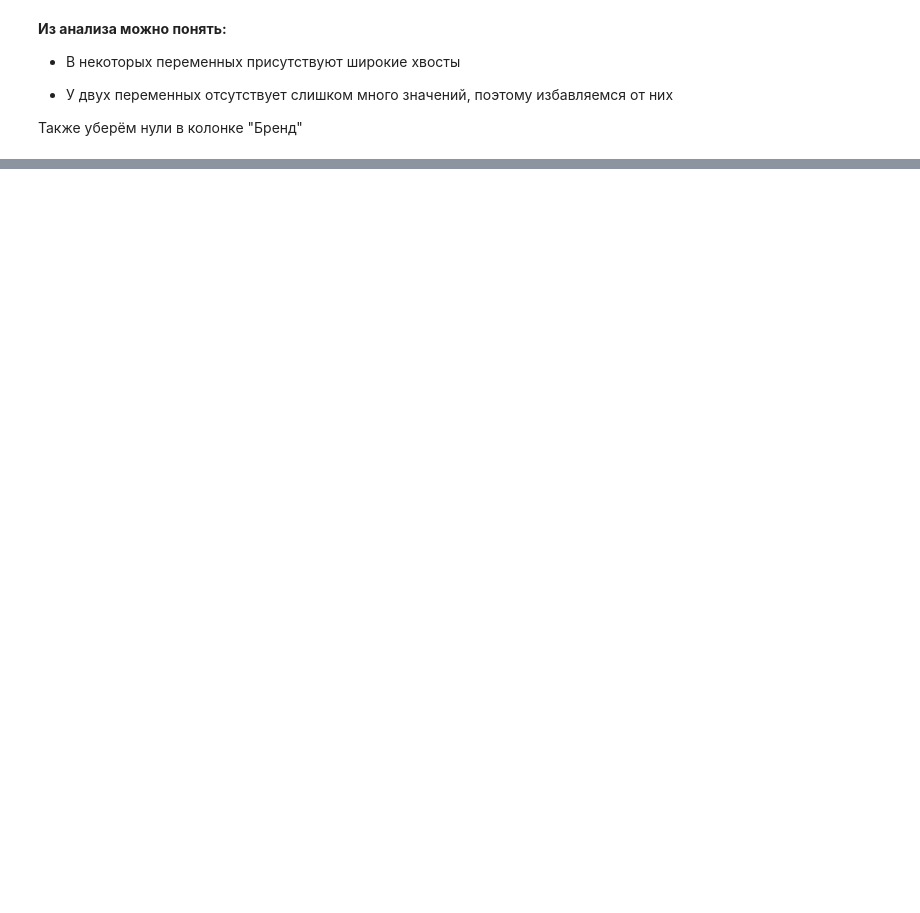
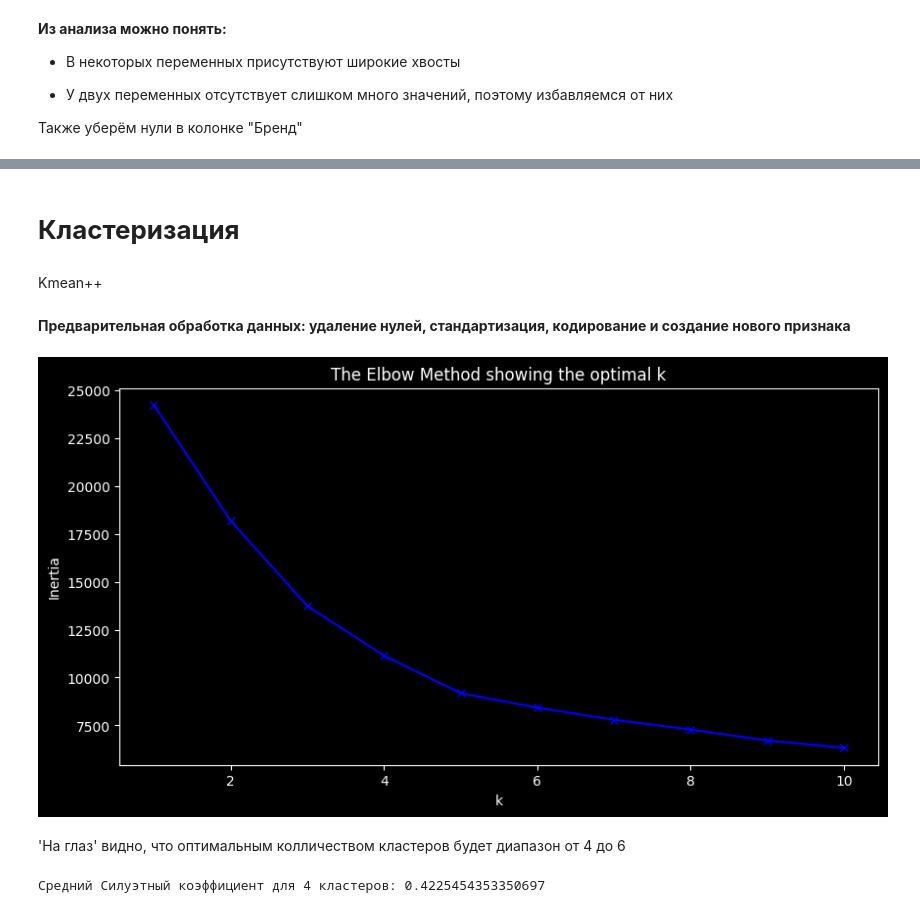
Before and after one commit to LelyshB/parsing_and_clearing_Wildberiess, a Jupyter notebook: parsing_and_clearing_Wildberiess.ipynb, the cells around one changed output, grey strips where cells are left out. Drawn from its saved outputs; the diff is of its cells as text; code cells hidden in the pictures; blank space fills up the shorter version.

```diff
--- a/parsing_and_clearing_Wildberiess.ipynb
+++ b/parsing_and_clearing_Wildberiess.ipynb
@@ -336,0 +324,56 @@ df
+# %% [markdown]
+# **Кластеризация**
+# %% [markdown]
+Kmean++
+# %% [markdown]
+**Предварительная обработка данных: удаление нулей, стандартизация, кодирование и создание нового признака**
+# %%
+df['Рейтинг'] = df['Рейтинг'].replace(0, np.nan)
+df['Кол-во отзывов'] = df['Кол-во отзывов'].replace(0, np.nan)
+df = df.dropna(subset=['Рейтинг', 'Кол-во отзывов'])
+
+numerical_cols = ['Цена', 'Цена со скидкой', 'Рейтинг',
+                  'Рейтинг продавца', 'Кол-во отзывов', 'Рейтинг отзывов']
+scaler = StandardScaler()
+numerical_data = scaler.fit_transform(df[numerical_cols])
+
+categorical_cols = ['Бренд']
+encoder = OneHotEncoder()
+categorical_data = encoder.fit_transform(df[categorical_cols]).toarray()
+# %%
+alpha = 0.1
+price_quality_ratio = (df['Цена со скидкой'] / (df['Рейтинг'] +
+                        + alpha * np.log(df['Кол-во отзывов'] + 1))).values.reshape(-1, 1)
+price_quality_ratio_scaled = scaler.fit_transform(price_quality_ratio)
+
+combined_features = np.hstack((numerical_data, categorical_data, price_quality_ratio_scaled))
+# %%
+inertia = []
+K = range(1, 11)
+for k in K:
+    kmeanModel = KMeans(n_clusters=k, init='k-means++',
+                        n_init=10,
+                        random_state=42)
+    kmeanModel.fit(combined_features)
+    inertia.append(kmeanModel.inertia_)
+
+
+plt.figure(figsize=(10,5))
+plt.plot(K, inertia, 'bx-')
+plt.xlabel('k')
+plt.ylabel('Inertia')
+plt.title('The Elbow Method showing the optimal k')
+plt.show()
+# %% [output]
+[figure, added]
+# %% [markdown]
+'На глаз' видно, что оптимальным колличеством кластеров будет диапазон от 4 до 6
+# %%
+optimal_k = 4
+kmeans = KMeans(n_clusters=optimal_k, init='k-means++', random_state=42)
+cluster_labels = kmeans.fit_predict(combined_features)
+
+silhouette_avg = silhouette_score(combined_features, cluster_labels)
+print(f"Средний Силуэтный коэффициент для {optimal_k} кластеров: {silhouette_avg}")
+# %% [output]
+Средний Силуэтный коэффициент для 4 кластеров: 0.4225454353350697
```
Also changed, not shown: parts of 25 cells of this notebook.
